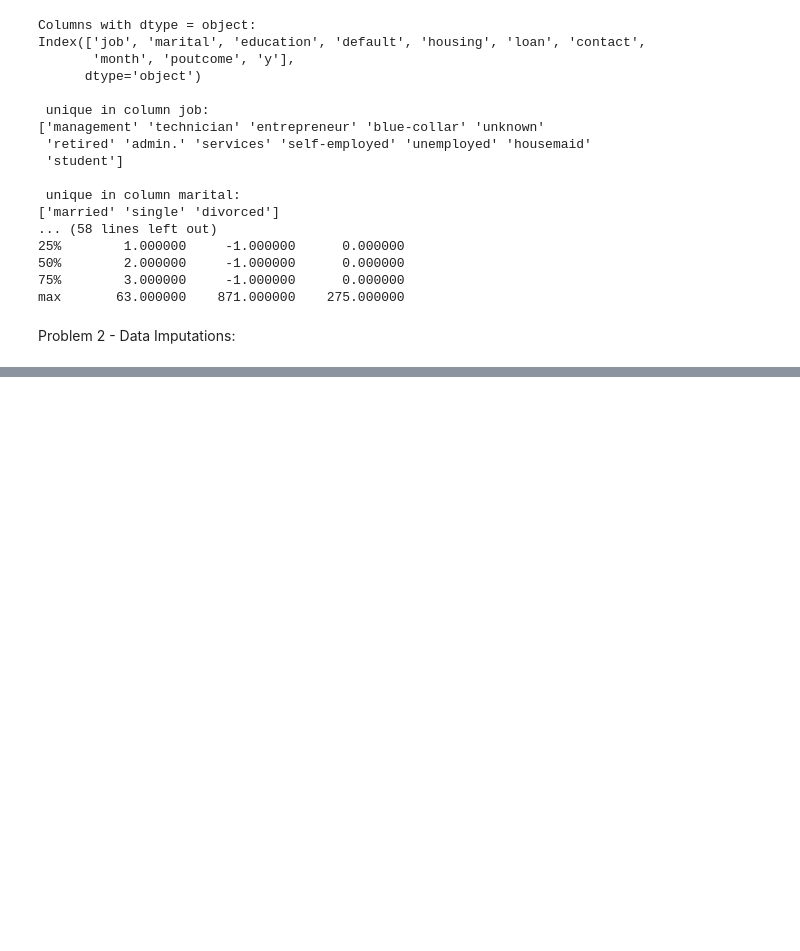
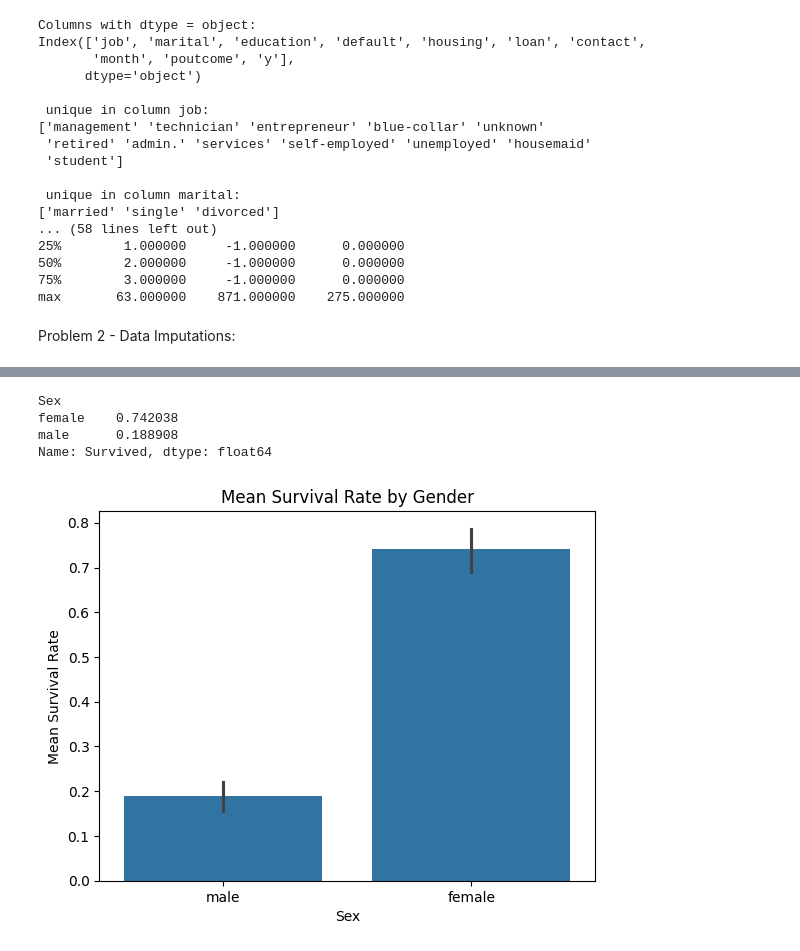
Before and after one commit to budhathoki10/Concept_and_Technology_of_AI, a Jupyter notebook: worksheet2.ipynb, the cells around one changed output, grey strips where cells are left out. Drawn from its saved outputs; the diff is of its cells as text; code cells hidden in the pictures; blank space fills up the shorter version.

Commit message:
Completed upto problem 4

```diff
--- a/worksheet2.ipynb
+++ b/worksheet2.ipynb
@@ -100,0 +85,24 @@ total duplicates values is 12112
+# %%
+ds= pd.read_csv("/content/drive/MyDrive/Titanic-Dataset.csv")
+datasets= pd.DataFrame(ds)
+selected_columns = datasets[["Name", "Pclass","Sex", "Age", "Fare","Survived"]]
+
+# selected_columns.head()
+p1= selected_columns[selected_columns["Pclass"]==1]
+pd.DataFrame(p1)
+p1.describe().Fare
+#or we can also do manually
+mean_fare = p1["Fare"].mean()
+median_fare = p1["Fare"].median()
+mode_fare = p1["Fare"].mode()
+
+
+print("Mean Fare ", mean_fare)
+print("Median Fare:", median_fare)
+print("Modee Fare:", mode_fare)
+
+#Problem - 2:
+Null_ages= selected_columns["Age"].isnull().sum()
+print(f"there are {Null_ages} null values in age column")
+# #dropping
+p1.dropna(subset=["Age"], inplace=True)
@@ -100,0 +137,19 @@ total duplicates values is 12112
+# %%
+#Problem - 4:Compare the mean survival rates (’Survived’) for the different groups in the ’Sex’ column. Draw a visual-
+#ization to show how the survival distributions vary by gender.
+mean_survival_by_sex = datasets.groupby('Sex')['Survived'].mean()
+print(mean_survival_by_sex)
+# visual representation is
+import seaborn as sns
+import matplotlib.pyplot as plt
+
+sns.barplot(x='Sex', y='Survived', data=datasets)
+plt.title('Mean Survival Rate by Gender')
+plt.ylabel('Mean Survival Rate')
+plt.show()
+# %% [output]
+Sex
+female    0.742038
+male      0.188908
+Name: Survived, dtype: float64
+[figure, added]
```
Also changed, not shown: parts of 5 cells of this notebook.
